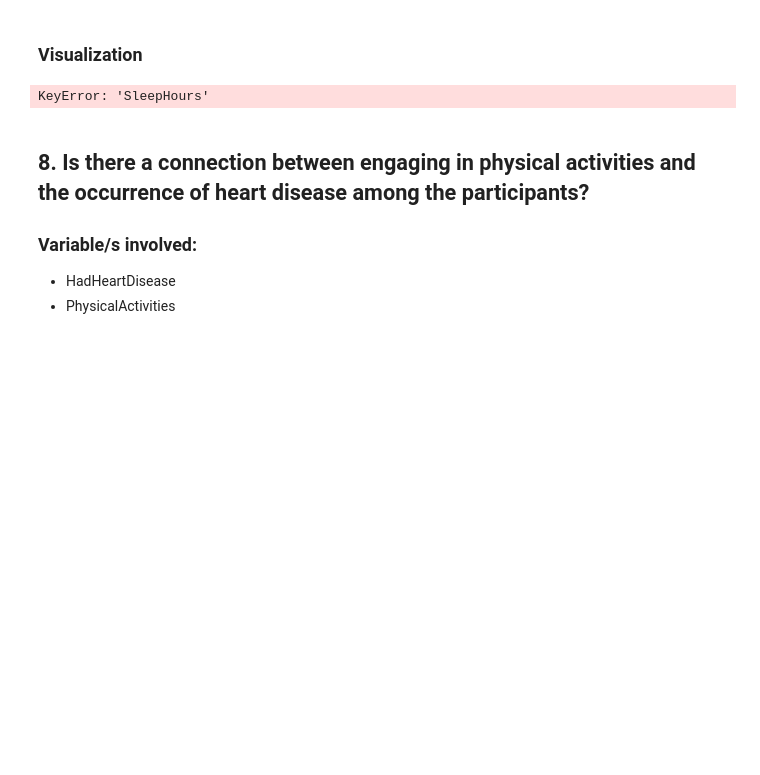
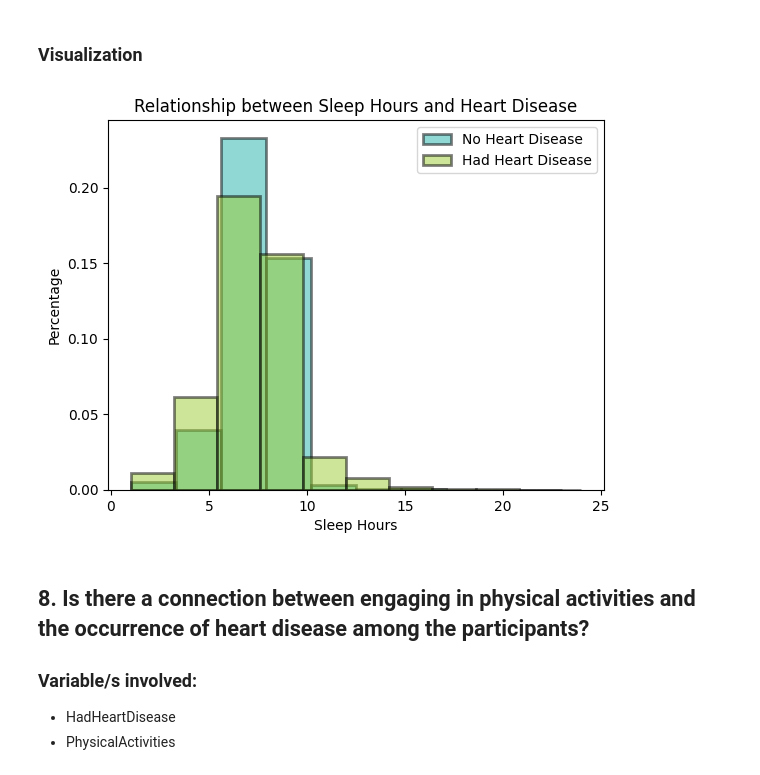
Before and after one commit to briangabini/csmodel, a Jupyter notebook: csmodel-project.ipynb, the cells around one changed output. Drawn from its saved outputs; the diff is of its cells as text; code cells hidden in the pictures; blank space fills up the shorter version.

```diff
--- a/csmodel-project.ipynb
+++ b/csmodel-project.ipynb
@@ -842,20 +860,20 @@ Biserial Correlation Coefficient: 0.003630922789500431
 # %% [markdown]
 ### Visualization
 # %%
+no_heart_disease = heart_df[heart_df['HadHeartDisease'] == 'No']
+yes_heart_disease = heart_df[heart_df['HadHeartDisease'] == 'Yes']
 
+plt.hist(no_heart_disease['SleepHours'], alpha=0.5, label='No Heart Disease', color="lightseagreen", edgecolor="black", linewidth=2, density=True)
+plt.hist(yes_heart_disease['SleepHours'], alpha=0.5, label='Had Heart Disease', color="yellowgreen", edgecolor="black", linewidth=2, density=True)
 
-plt.hist(heart_df[heart_df['HadHeartDisease'] == 'No']
-         ['SleepHours'], alpha=0.5, label='No Heart Disease', color="lightseagreen", edgecolor="black", linewidth=2)
-plt.hist(heart_df[heart_df['HadHeartDisease'] == 'Yes']
-         ['SleepHours'], alpha=0.5, label='Had Heart Disease', color="yellowgreen", edgecolor="black", linewidth=2)
 plt.xlabel('Sleep Hours')
-plt.ylabel('Frequency')
+plt.ylabel('Percentage')
 plt.title('Relationship between Sleep Hours and Heart Disease')
 plt.legend(loc='upper right')
 
 plt.show()
 # %% [output]
-KeyError: 'SleepHours'
+[figure, added]
 # %% [markdown]
 ## 8. Is there a connection between engaging in physical activities and the occurrence of heart disease among the participants?
 
```
Also changed, not shown: parts of 9 cells of this notebook.
